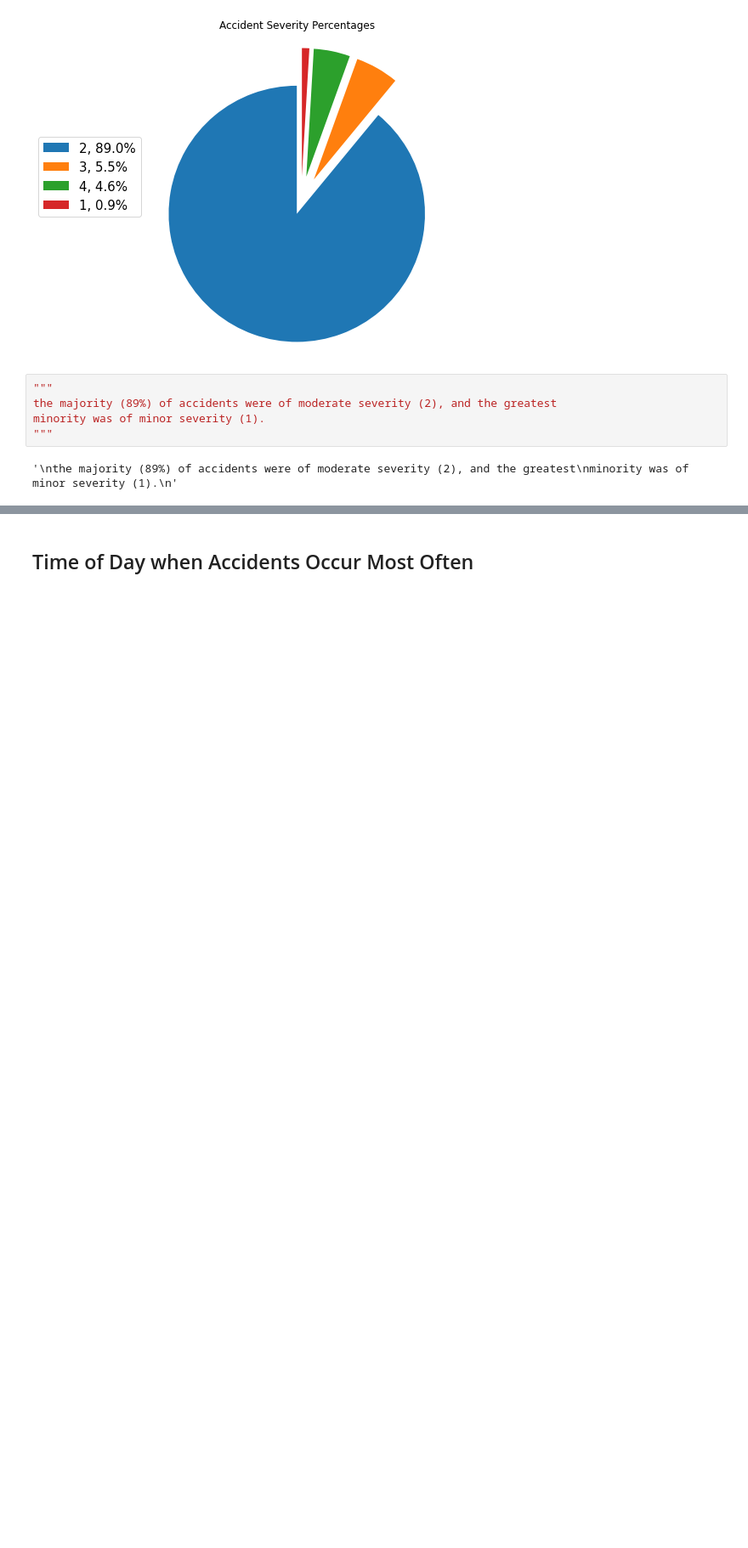
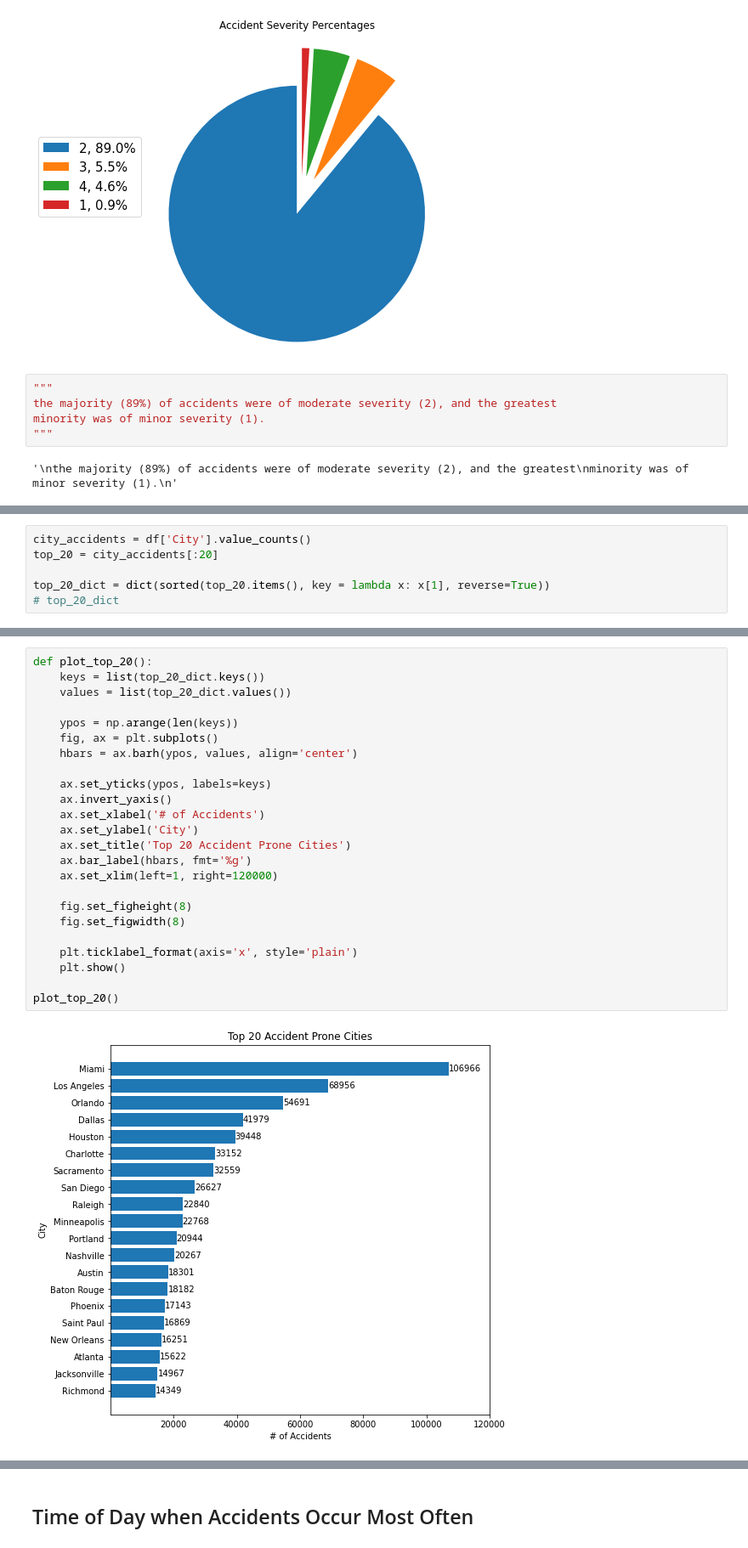
Before and after one commit to KevinWu262/Accidents-Analysis, a Jupyter notebook: Accidents Analysis.ipynb, the cells around one changed output, grey strips where cells are left out. Shown at 85% size. Saved outputs shown, nothing was run; the diff lists cells and outputs as text; blank space fills up the shorter version.

Commit message:
updated accident in cities section

```diff
--- a/Accidents Analysis.ipynb
+++ b/Accidents Analysis.ipynb
@@ -320,0 +321,6 @@ minority was of minor severity (1).
+# %%
+city_accidents = df['City'].value_counts()
+top_20 = city_accidents[:20]
+
+top_20_dict = dict(sorted(top_20.items(), key = lambda x: x[1], reverse=True))
+# top_20_dict
@@ -320,0 +340,26 @@ minority was of minor severity (1).
+# %%
+def plot_top_20():
+    keys = list(top_20_dict.keys())
+    values = list(top_20_dict.values())
+
+    ypos = np.arange(len(keys))
+    fig, ax = plt.subplots()
+    hbars = ax.barh(ypos, values, align='center')
+
+    ax.set_yticks(ypos, labels=keys)
+    ax.invert_yaxis()
+    ax.set_xlabel('# of Accidents')
+    ax.set_ylabel('City')
+    ax.set_title('Top 20 Accident Prone Cities')
+    ax.bar_label(hbars, fmt='%g')
+    ax.set_xlim(left=1, right=120000)
+
+    fig.set_figheight(8)
+    fig.set_figwidth(8)
+
+    plt.ticklabel_format(axis='x', style='plain')
+    plt.show()
+
+plot_top_20()
+# %% [output]
+[figure, added]
```
Also changed, not shown: parts of 6 cells of this notebook.
